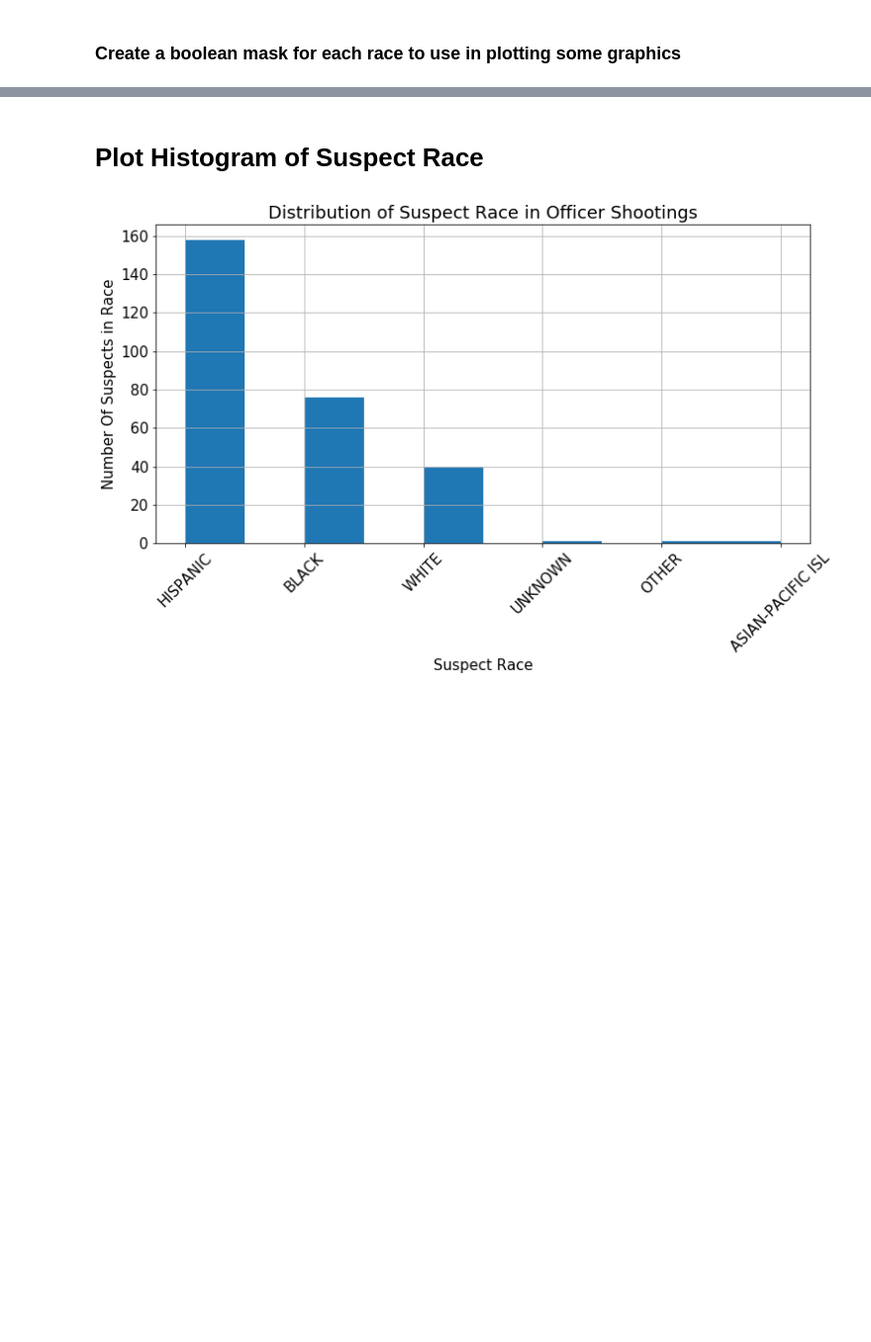
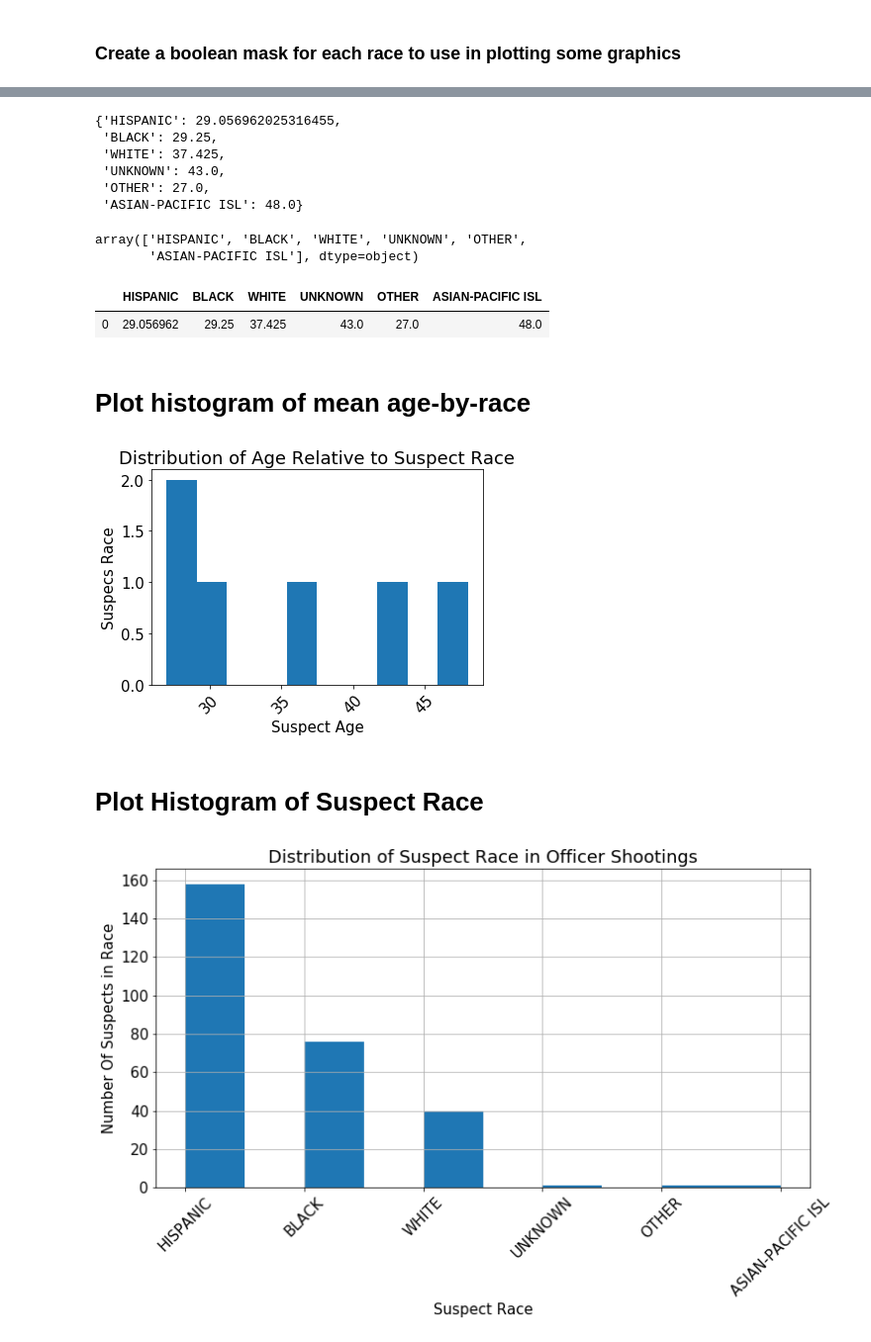
Before and after one commit to SeriousHyena/Sandbox, a Jupyter notebook: Los_Angeles_Police_shootings.ipynb, the cells around one changed output, grey strips where cells are left out. Shown at 99% size. Saved outputs shown, nothing was run; the diff lists cells and outputs as text; code cells hidden in the pictures; blank space fills up the shorter version.

```diff
--- a/Los_Angeles_Police_shootings.ipynb
+++ b/Los_Angeles_Police_shootings.ipynb
@@ -271,6 +273,51 @@ df.head()
 | 2 | 1000291 | HIT SHOOTING INCIDENT | 2010-02-26T04:29:00.000 | NORWALK BOULEVARD AND CAMBRIAN ST... | ARTESIA | CA | 90701.0 | ... |
 | 3 | 1000313 | HIT SHOOTING INCIDENT | 2010-03-06T03:30:00.000 | 3800 FIRESTONE BLVD. | SOUTH GATE | CA | 90280.0 | ... |
 | 4 | 1000313 | HIT SHOOTING INCIDENT | 2010-03-06T03:30:00.000 | 3800 FIRESTONE BLVD. | SOUTH GATE | CA | 90280.0 | ... |
+# %%
+mean_age = {}
+races = df['suspect_race'].unique()
+for r in races:
+    #1. Split the dataframe into groups.
+    race_group = df[df['suspect_race'] == r]
+    #2. Apply a function to each group-in this case we apply the .mean() function.
+    age_mean = race_group['suspect_age'].mean()
+    #3. Combine the results into one data structure.
+    mean_age[r] = age_mean
+# %%
+mean_age
+# %% [output]
+{'HISPANIC': 29.056962025316455,
+ 'BLACK': 29.25,
+ 'WHITE': 37.425,
+ 'UNKNOWN': 43.0,
+ 'OTHER': 27.0,
+ 'ASIAN-PACIFIC ISL': 48.0}
+# %%
+races
+# %% [output]
+array(['HISPANIC', 'BLACK', 'WHITE', 'UNKNOWN', 'OTHER',
+       'ASIAN-PACIFIC ISL'], dtype=object)
+# %%
+fax = pd.DataFrame([mean_age])
+fax
+# %% [output]
+|  | HISPANIC | BLACK | WHITE | UNKNOWN | OTHER | ASIAN-PACIFIC ISL |
+| 0 | 29.056962 | 29.25 | 37.425 | 43.0 | 27.0 | 48.0 |
+# %% [markdown]
+# Plot histogram of mean age-by-race
+# %%
+
+
+#plt.figure(figsize=[12, 6])
+plt.rcParams.update({'font.size': 15})
+plt.xticks(rotation=45)
+plt.xlabel('Suspect Age')
+plt.ylabel('Suspecs Race')
+plt.title('Distribution of Age Relative to Suspect Race')
+plt.hist(fax)
+plt.show()
+# %% [output]
+[figure, added]
 # %% [markdown]
 # Plot Histogram of Suspect Race
 # %%
```
Also changed, not shown: parts of 14 cells of this notebook.
